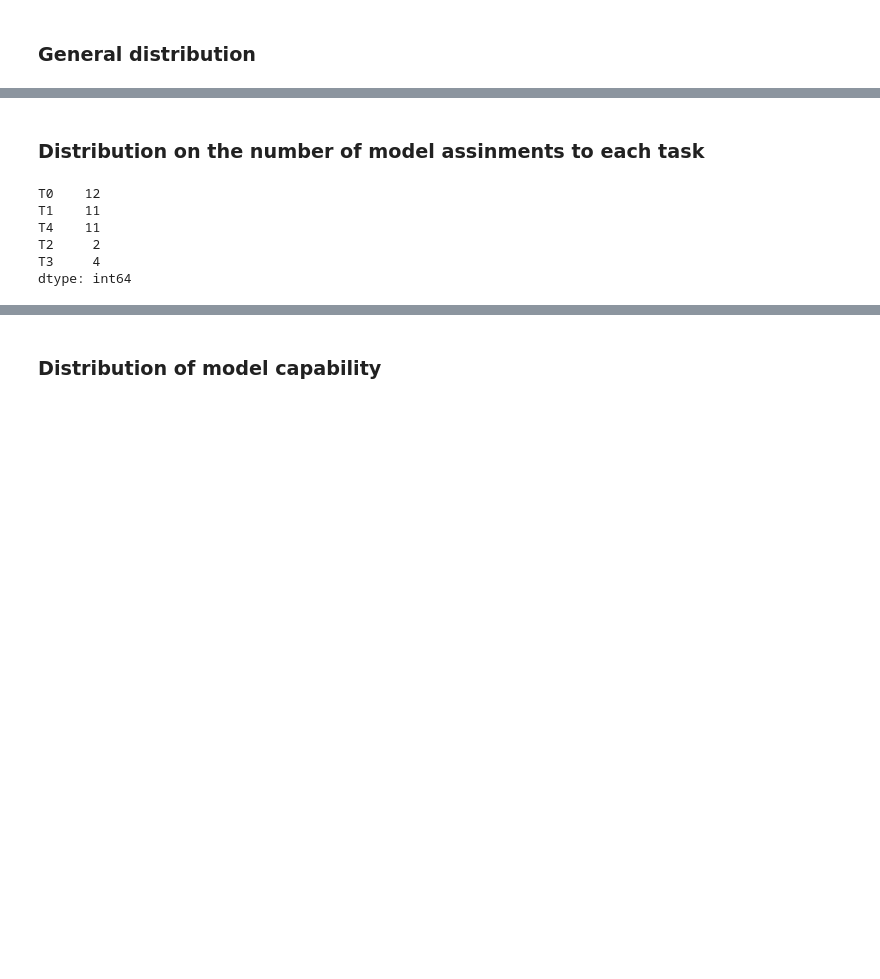
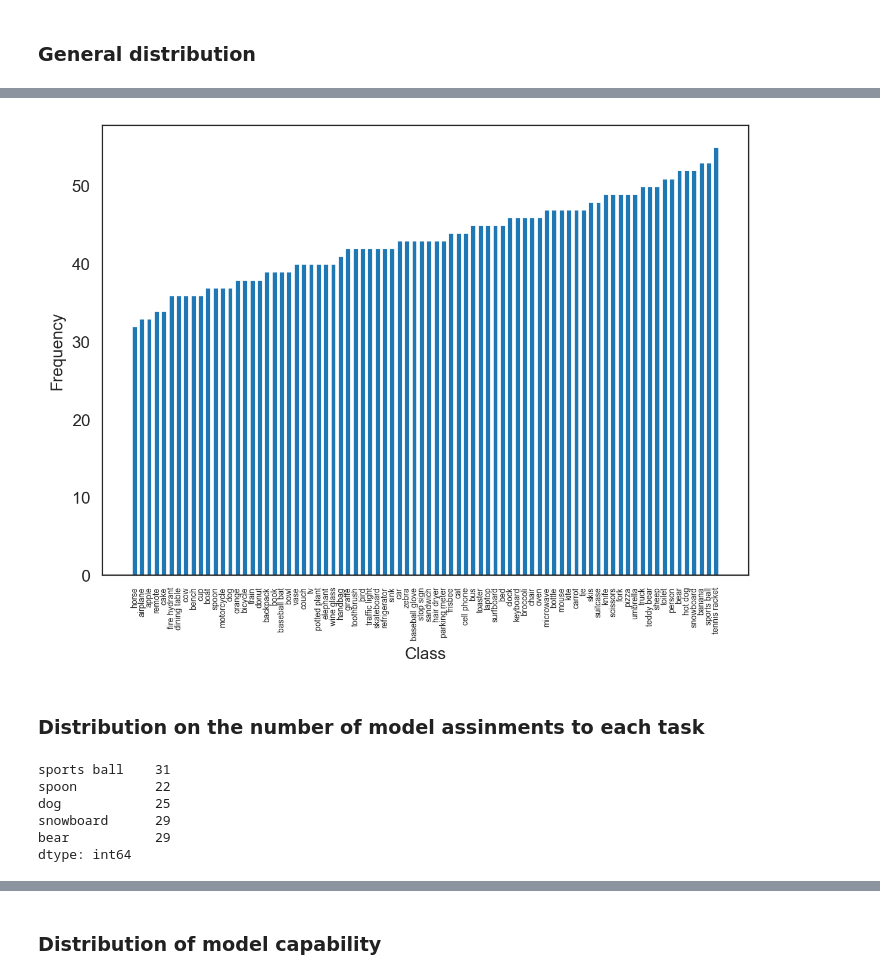
Before and after one commit to zLizy/Project_Boolean_Query_Plan, a Jupyter notebook: Plots.ipynb, the cells around one changed output, grey strips where cells are left out. Cells and saved outputs as stored; diff of their text form; code cells hidden in the pictures; blank space fills up the shorter version.

```diff
--- a/Plots.ipynb
+++ b/Plots.ipynb
@@ -155,0 +185,5 @@ scatter_hist(df_max)
+# %%
+columns = [c for c in df.columns if c != 'cost']
+df_accu = df[columns]
+task_count = df_accu.notna().sum(axis=0).sort_values()
+print(task_count)
@@ -156,16 +203,31 @@ scatter_hist(df_max)
+# %%
+plt.rcParams['figure.dpi'] = 200
+fig, ax = plt.subplots(figsize=(7, 5))
+width=0.8
+x = range(len(task_count))
+rects1 = ax.bar(x, task_count.values, width)
+ax.set_xticks(x)
+ax.set_xticklabels(task_count.index,rotation=90,fontsize=5)
+ax.set_xlabel('Class')
+ax.set_ylabel('Frequency')
+# ax.set_yscale('log')
+plt.show()
+# %% [output]
+[figure, added]
 # %% [markdown]
 ### Distribution on the number of model assinments to each task
-# %%
-count_task = df_median.count()
-count_task_max = df_max.count()
-count_task_max.head()
-# %% [output]
-T0    12
-T1    11
-T4    11
-T2     2
-T3     4
-dtype: int64
+# %%
+columns = [c for c in df.columns if c != 'cost']
+df_accu = df[columns]
+count_task = df_accu.count()
+count_task.head()
+# %% [output]
+sports ball    31
+spoon          22
+dog            25
+snowboard      29
+bear           29
+dtype: int64
 # %%
 fig, axs = plt.subplots(1, 2, sharey=True, tight_layout=True)
 n_bins = 10
```
Also changed, not shown: parts of 13 cells of this notebook, 49 other files.
